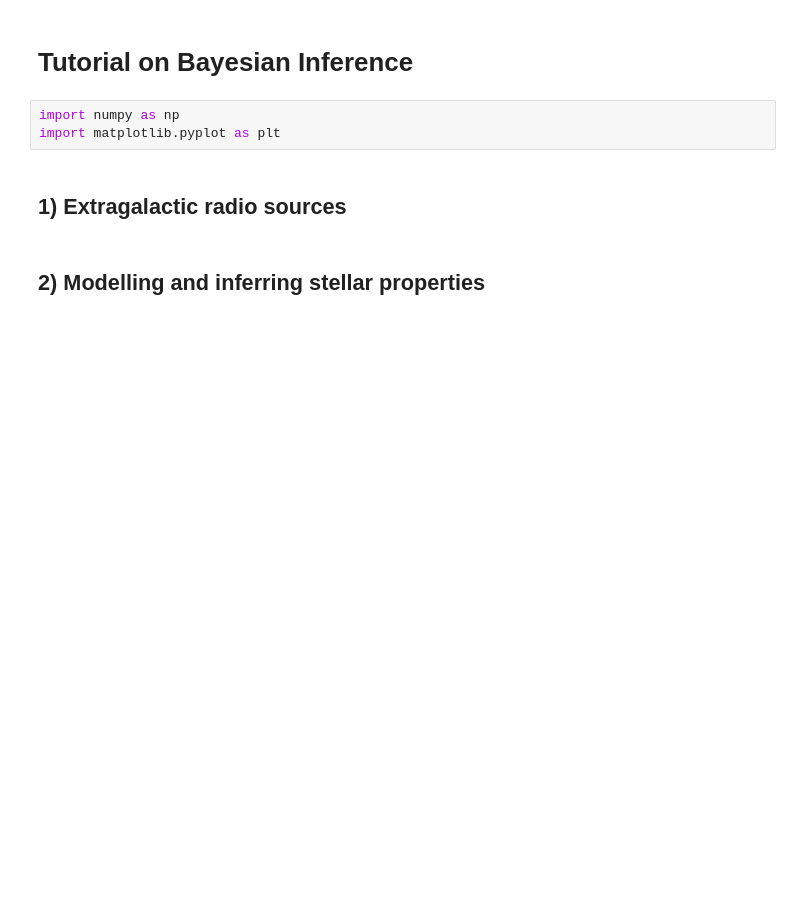
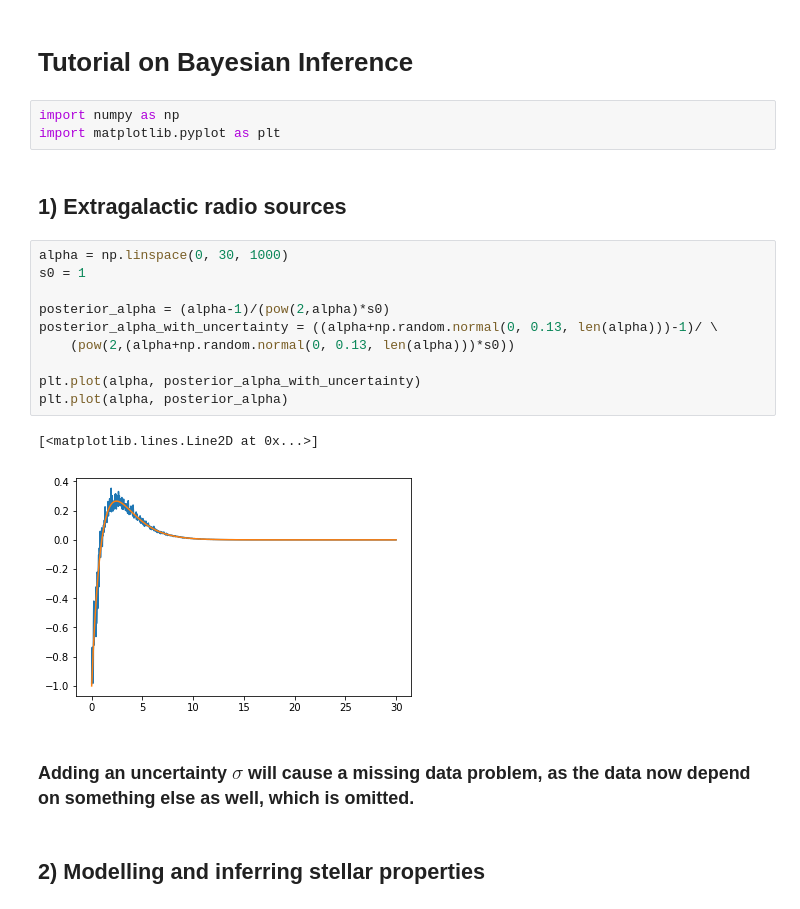
Before and after one commit to ruoyanwangdr/Modern-Astrostatistics, a Jupyter notebook: Bayesian_Inference.ipynb, the cells around one changed output. Saved outputs shown, nothing was run; the diff lists cells and outputs as text; blank space fills up the shorter version.

```diff
--- a/Bayesian_Inference.ipynb
+++ b/Bayesian_Inference.ipynb
@@ -5,6 +5,21 @@ import numpy as np
 import matplotlib.pyplot as plt
 # %% [markdown]
 ## 1) Extragalactic radio sources
+# %%
+alpha = np.linspace(0, 30, 1000)
+s0 = 1
+
+posterior_alpha = (alpha-1)/(pow(2,alpha)*s0)
+posterior_alpha_with_uncertainty = ((alpha+np.random.normal(0, 0.13, len(alpha)))-1)/ \
+    (pow(2,(alpha+np.random.normal(0, 0.13, len(alpha)))*s0))
+
+plt.plot(alpha, posterior_alpha_with_uncertainty)
+plt.plot(alpha, posterior_alpha)
+# %% [output]
+[<matplotlib.lines.Line2D at 0x...>]
+[figure, added]
+# %% [markdown]
+### Adding an uncertainty $\sigma$ will cause a missing data problem, as the data now depend on something else as well, which is omitted.
 # %% [markdown]
 ## 2) Modelling and inferring stellar properties
 # %%
```
Also changed, not shown: parts of 13 cells of this notebook, 8 other files.
